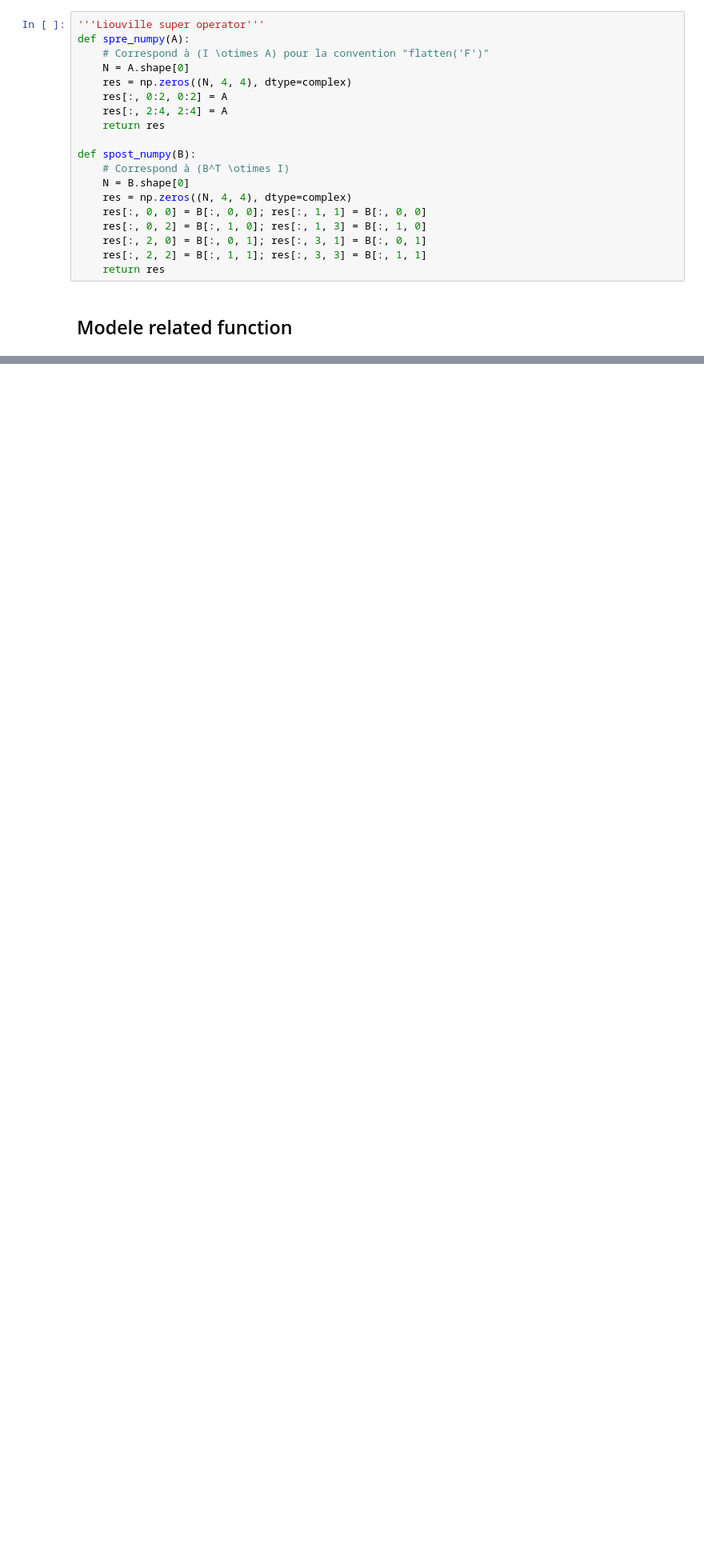
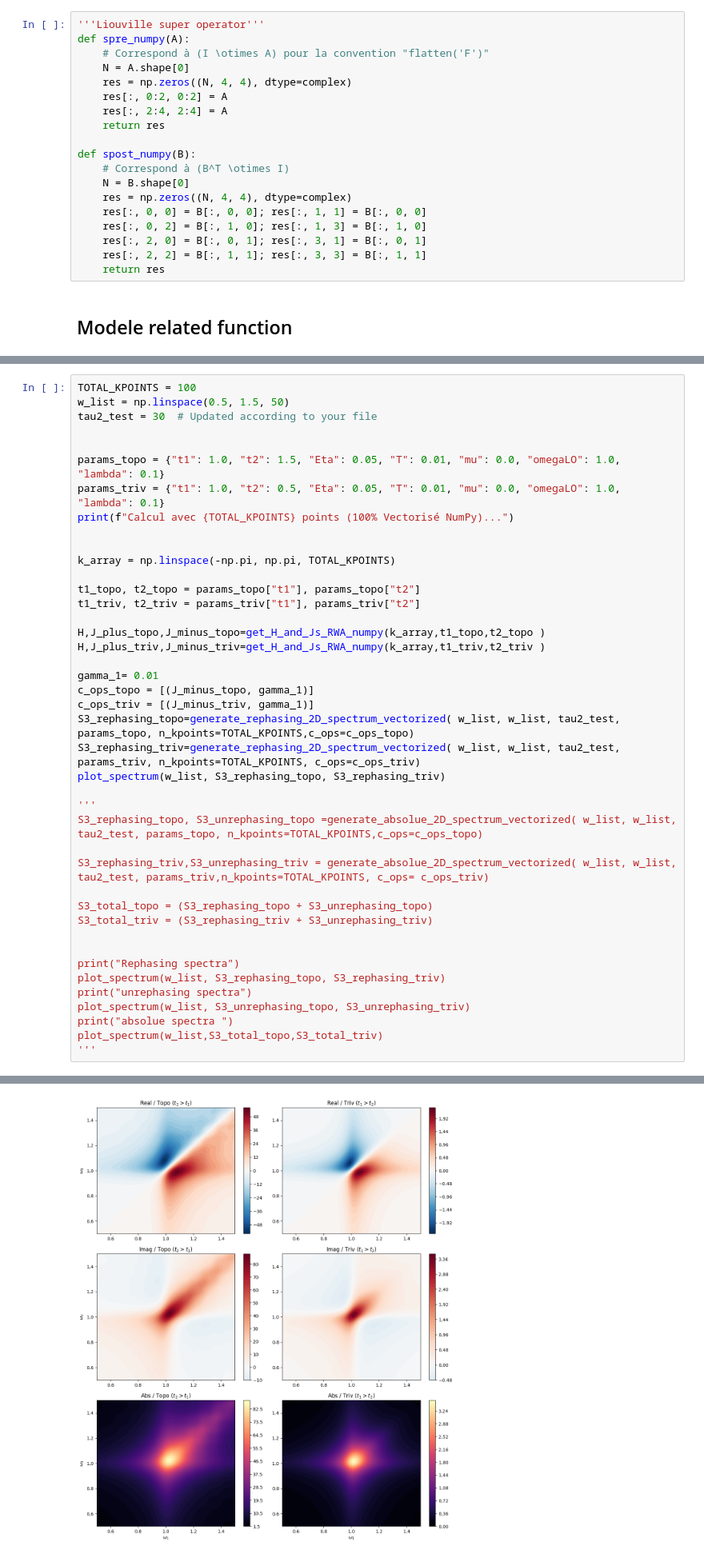
Before and after one commit to SilvaScience/QuDPy, a Jupyter notebook: examples/SSH_model_qtip_numpy.ipynb, the cells around one changed output, grey strips where cells are left out. Shown at 80% size. Cells and saved outputs as stored; diff of their text form; blank space fills up the shorter version.

```diff
--- a/examples/SSH_model_qtip_numpy.ipynb
+++ b/examples/SSH_model_qtip_numpy.ipynb
@@ -387,0 +485,43 @@ plot_spectrum(w_list, S3_topo, S3_triv,
+# %%
+TOTAL_KPOINTS = 100
+w_list = np.linspace(0.5, 1.5, 50)
+tau2_test = 30  # Updated according to your file
+
+
+params_topo = {"t1": 1.0, "t2": 1.5, "Eta": 0.05, "T": 0.01, "mu": 0.0, "omegaLO": 1.0, "lambda": 0.1}
+params_triv = {"t1": 1.0, "t2": 0.5, "Eta": 0.05, "T": 0.01, "mu": 0.0, "omegaLO": 1.0, "lambda": 0.1}
+print(f"Calcul avec {TOTAL_KPOINTS} points (100% Vectorisé NumPy)...")
+
+
+k_array = np.linspace(-np.pi, np.pi, TOTAL_KPOINTS)
+
+t1_topo, t2_topo = params_topo["t1"], params_topo["t2"]
+t1_triv, t2_triv = params_triv["t1"], params_triv["t2"]
+
+H,J_plus_topo,J_minus_topo=get_H_and_Js_RWA_numpy(k_array,t1_topo,t2_topo )
+H,J_plus_triv,J_minus_triv=get_H_and_Js_RWA_numpy(k_array,t1_triv,t2_triv )
+
+gamma_1= 0.01
+c_ops_topo = [(J_minus_topo, gamma_1)]
+c_ops_triv = [(J_minus_triv, gamma_1)]
+S3_rephasing_topo=generate_rephasing_2D_spectrum_vectorized( w_list, w_list, tau2_test, params_topo, n_kpoints=TOTAL_KPOINTS,c_ops=c_ops_topo)
+S3_rephasing_triv=generate_rephasing_2D_spectrum_vectorized( w_list, w_list, tau2_test, params_triv, n_kpoints=TOTAL_KPOINTS, c_ops=c_ops_triv)
+plot_spectrum(w_list, S3_rephasing_topo, S3_rephasing_triv)
+
+'''
+S3_rephasing_topo, S3_unrephasing_topo =generate_absolue_2D_spectrum_vectorized( w_list, w_list, tau2_test, params_topo, n_kpoints=TOTAL_KPOINTS,c_ops=c_ops_topo)
+
+S3_rephasing_triv,S3_unrephasing_triv = generate_absolue_2D_spectrum_vectorized( w_list, w_list, tau2_test, params_triv,n_kpoints=TOTAL_KPOINTS, c_ops= c_ops_triv)
+
+S3_total_topo = (S3_rephasing_topo + S3_unrephasing_topo)
+S3_total_triv = (S3_rephasing_triv + S3_unrephasing_triv)
+
+
+print("Rephasing spectra")
+plot_spectrum(w_list, S3_rephasing_topo, S3_rephasing_triv)
+print("unrephasing spectra")
+plot_spectrum(w_list, S3_unrephasing_topo, S3_unrephasing_triv)
+print("absolue spectra ")
+plot_spectrum(w_list,S3_total_topo,S3_total_triv)
+'''
+# %% [output]
@@ -387,0 +529 @@ plot_spectrum(w_list, S3_topo, S3_triv,
+[figure, added]
```
Also changed, not shown: parts of 7 cells of this notebook, 4 other files.
